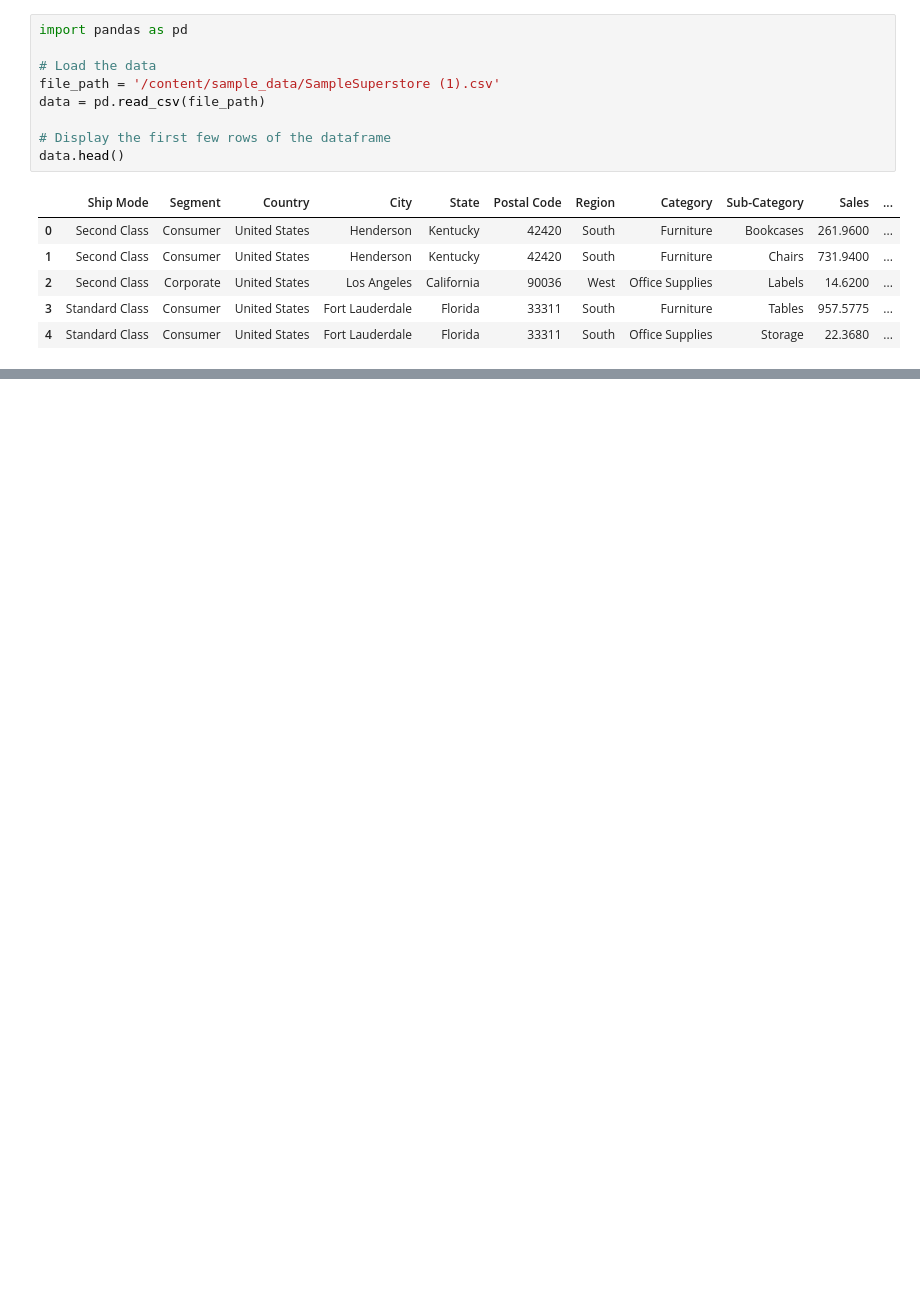
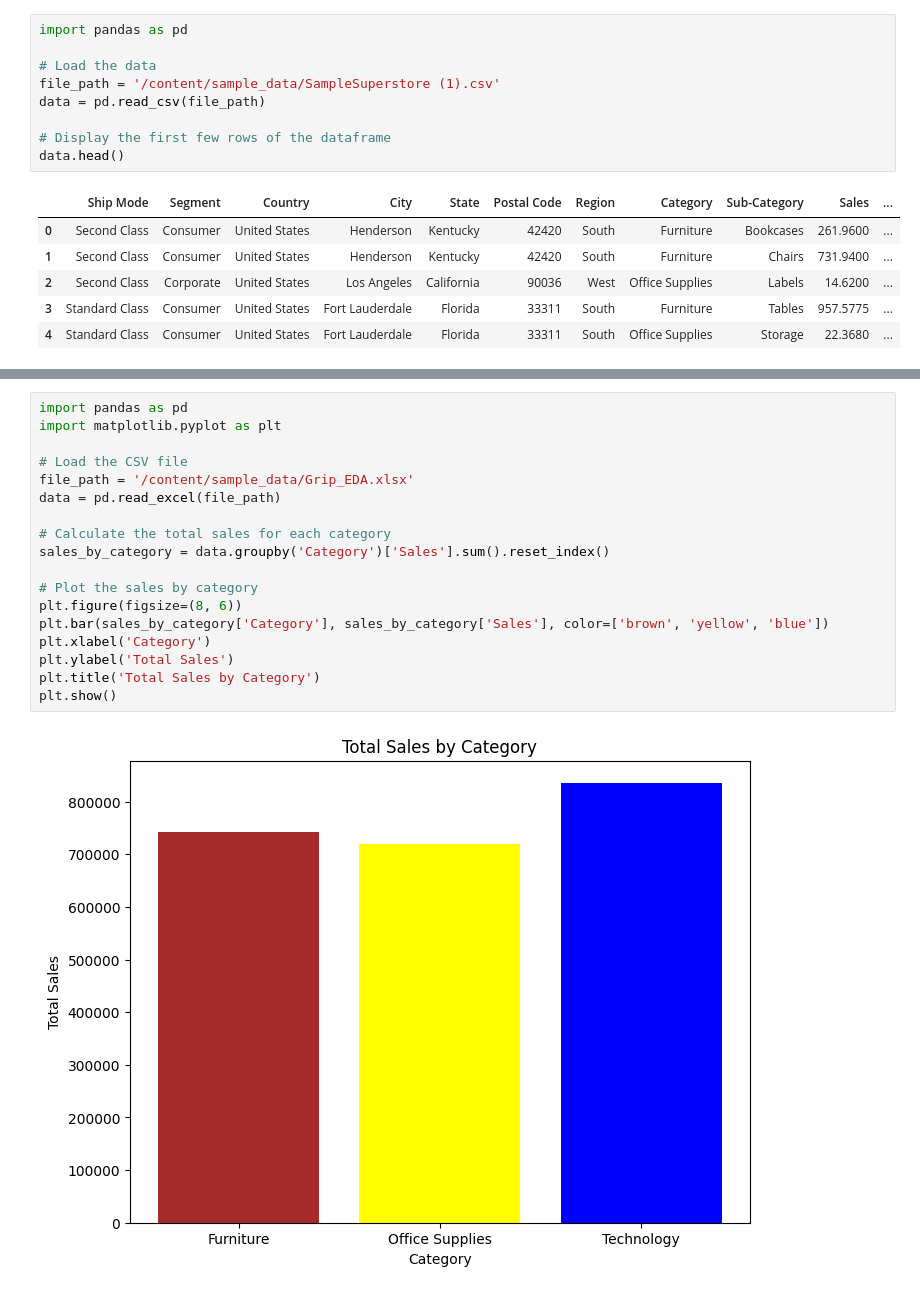
Before and after one commit to Snehal241989/Assigment1, a Jupyter notebook: Superstoretask.ipynb, the cells around one changed output, grey strips where cells are left out. Drawn from its saved outputs; the diff is of its cells as text; blank space fills up the shorter version.

```diff
--- a/Superstoretask.ipynb
+++ b/Superstoretask.ipynb
@@ -31,0 +64,20 @@ print(regionwise_profit)
+# %%
+import pandas as pd
+import matplotlib.pyplot as plt
+
+# Load the CSV file
+file_path = '/content/sample_data/Grip_EDA.xlsx'
+data = pd.read_excel(file_path)
+
+# Calculate the total sales for each category
+sales_by_category = data.groupby('Category')['Sales'].sum().reset_index()
+
+# Plot the sales by category
+plt.figure(figsize=(8, 6))
+plt.bar(sales_by_category['Category'], sales_by_category['Sales'], color=['brown', 'yellow', 'blue'])
+plt.xlabel('Category')
+plt.ylabel('Total Sales')
+plt.title('Total Sales by Category')
+plt.show()
+# %% [output]
+[figure, added]
```
Also changed, not shown: parts of 4 cells of this notebook.
